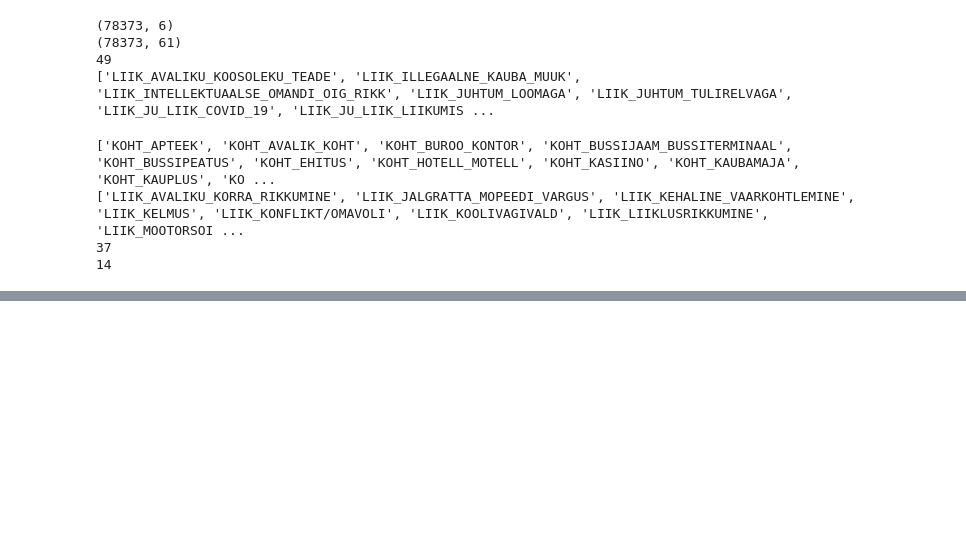
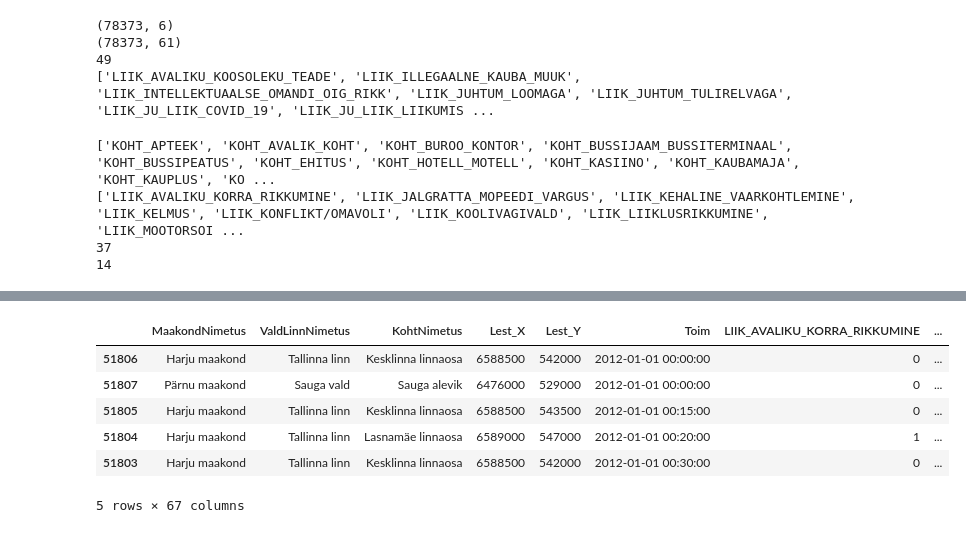
Before and after one commit to ToomasRo/crime_predictor, a Jupyter notebook: code/data_preparation/cleaning.ipynb, the cells around one changed output, grey strips where cells are left out. Saved outputs shown, nothing was run; the diff lists cells and outputs as text; code cells hidden in the pictures; blank space fills up the shorter version.

```diff
--- a/code/scratching/cleaning.ipynb
+++ b/code/data_preparation/cleaning.ipynb
@@ -136,0 +115,14 @@ X_train, y_train, X_valid, y_valid, X_test, y_test = train_valid_test_split(df,
+# %%
+# koordinaadid mugavaks splititud
+clean_df["Lest_X"] = clean_df["Lest_X"].str.split("-", expand=True)[0]
+clean_df["Lest_Y"] = clean_df["Lest_Y"].str.split("-", expand=True)[0]
+
+clean_df.head()
+# %% [output]
+|  | MaakondNimetus | ValdLinnNimetus | KohtNimetus | Lest_X | Lest_Y | Toim | LIIK_AVALIKU_KORRA_RIKKUMINE | ... |
+| 51806 | Harju maakond | Tallinna linn | Kesklinna linnaosa | 6588500 | 542000 | 2012-01-01 00:00:00 | 0 | ... |
+| 51807 | Pärnu maakond | Sauga vald | Sauga alevik | 6476000 | 529000 | 2012-01-01 00:00:00 | 0 | ... |
+| 51805 | Harju maakond | Tallinna linn | Kesklinna linnaosa | 6588500 | 543500 | 2012-01-01 00:15:00 | 0 | ... |
+| 51804 | Harju maakond | Tallinna linn | Lasnamäe linnaosa | 6589000 | 547000 | 2012-01-01 00:20:00 | 1 | ... |
+| 51803 | Harju maakond | Tallinna linn | Kesklinna linnaosa | 6588500 | 542000 | 2012-01-01 00:30:00 | 0 | ... |
+5 rows × 67 columns
```
Also changed, not shown: parts of 6 cells of this notebook, 2 other files.
